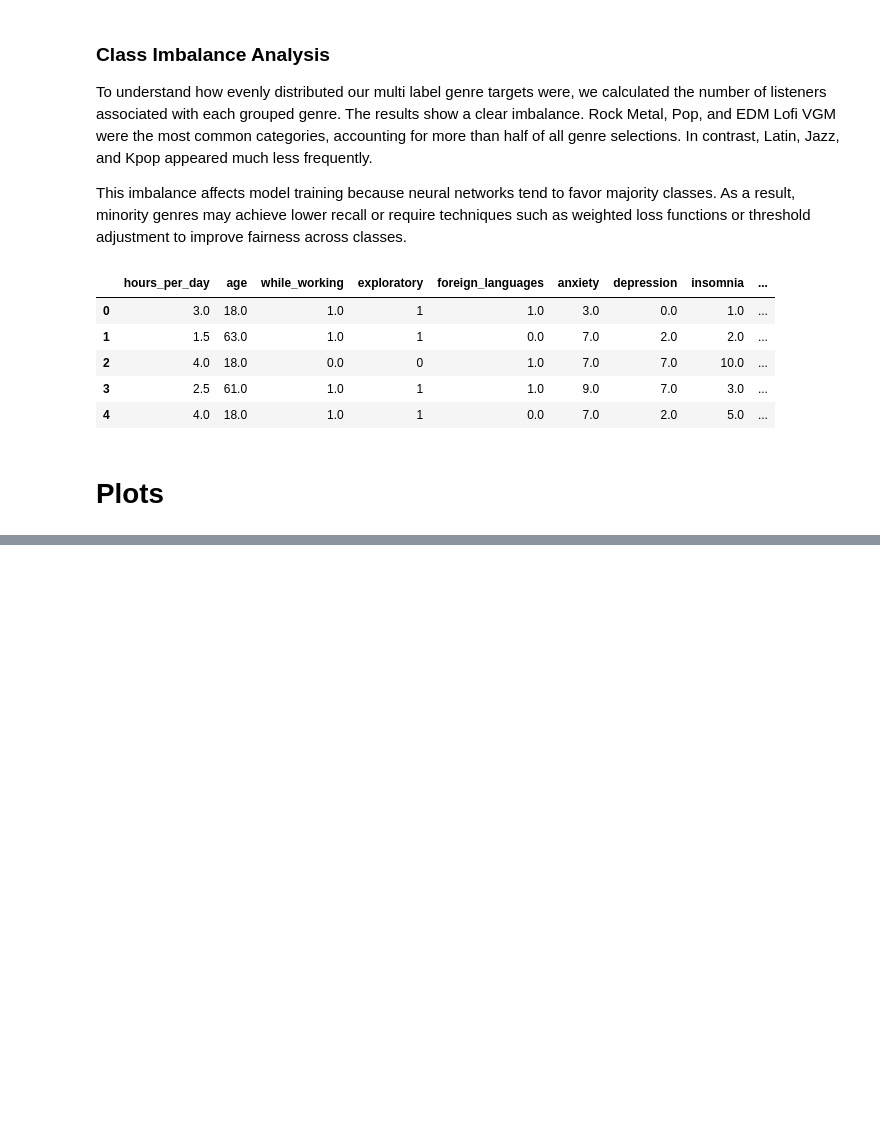
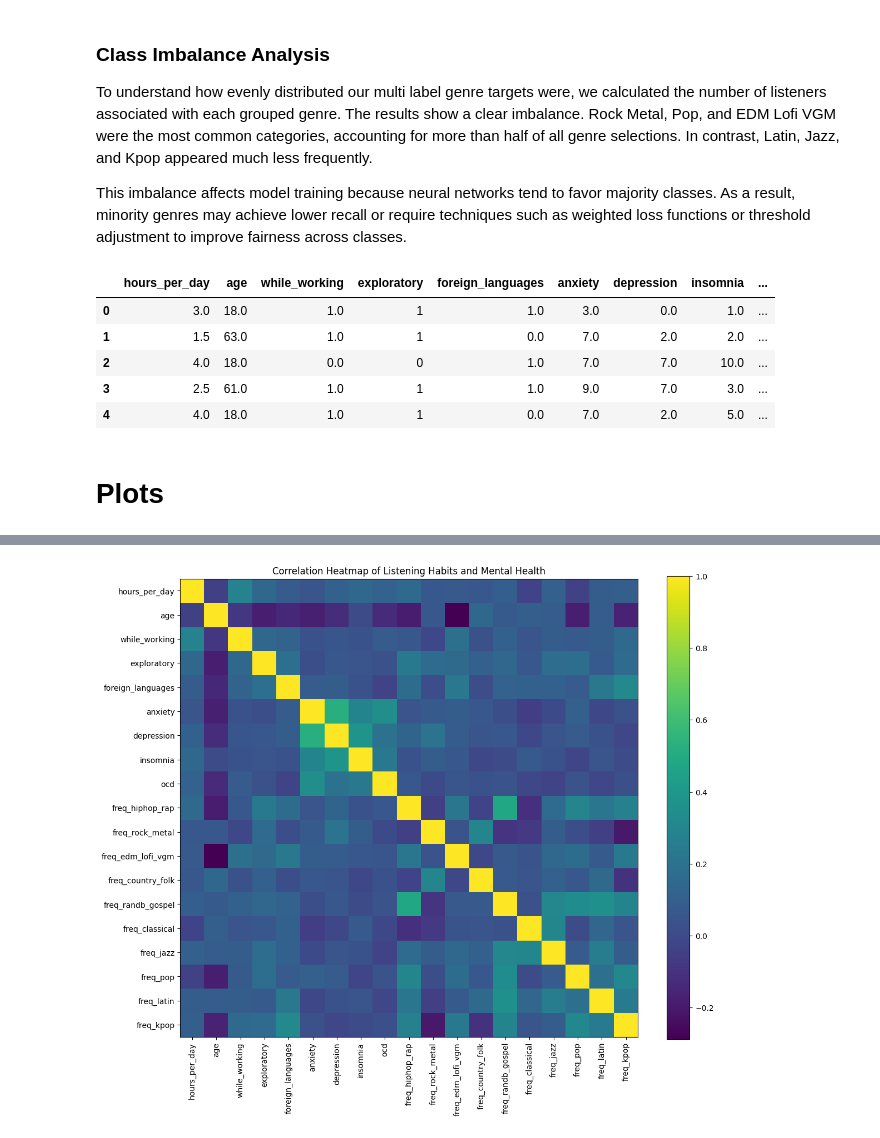
Before and after one commit to samyukrishnasamy/DS3001-Final, a Jupyter notebook: eda.ipynb, the cells around one changed output, grey strips where cells are left out. Drawn from its saved outputs; the diff is of its cells as text; code cells hidden in the pictures; blank space fills up the shorter version.

```diff
--- a/eda.ipynb
+++ b/eda.ipynb
@@ -266,0 +264,14 @@ plt.show()
+# %%
+numeric_df = df.select_dtypes(include=[np.number])
+corr = numeric_df.corr()
+
+plt.figure(figsize=(12, 10))
+plt.imshow(corr)
+plt.colorbar()
+plt.xticks(range(len(corr.columns)), corr.columns, rotation=90)
+plt.yticks(range(len(corr.columns)), corr.columns)
+plt.title("Correlation Heatmap of Listening Habits and Mental Health")
+plt.tight_layout()
+plt.show()
+# %% [output]
+[figure, added]
```
Also changed, not shown: parts of 17 cells of this notebook.
